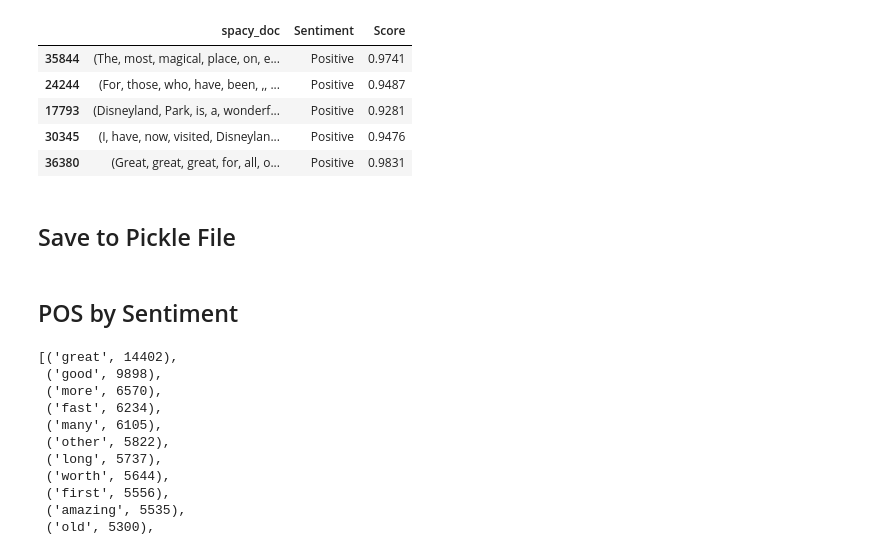
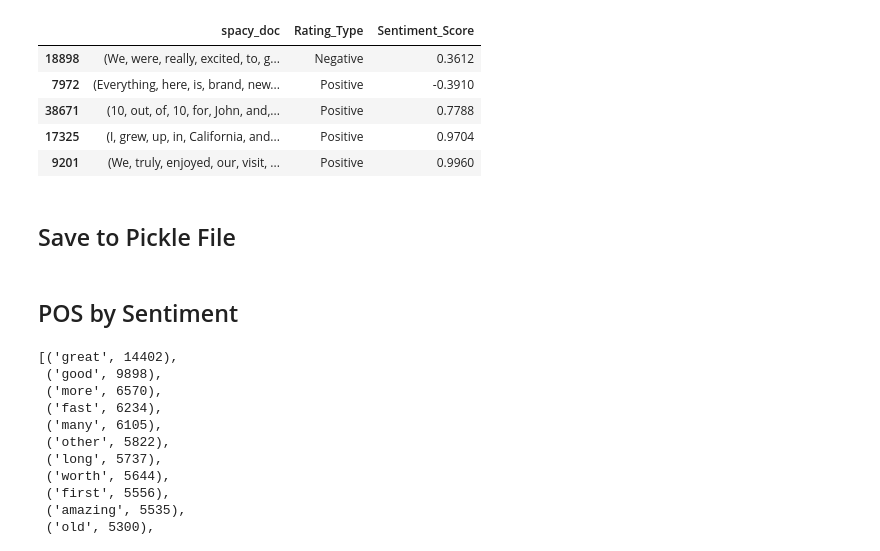
Before and after one commit to sandra-t-3282/Sentiment_Analysis_Disney_Parks_Reviews, a Jupyter notebook: NLP_spaCy_topic_modeling.ipynb, the cells around one changed output. Drawn from its saved outputs; the diff is of its cells as text; code cells hidden in the pictures.

```diff
--- a/NLP_spaCy_topic_modeling.ipynb
+++ b/NLP_spaCy_topic_modeling.ipynb
@@ -53,12 +77,12 @@ df.head(3)
 # %%
-df[['spacy_doc', 'Sentiment', 'Score']].sample(5)
+df[['spacy_doc', 'Rating_Type', 'Sentiment_Score']].sample(5)
 # %% [output]
-|  | spacy_doc | Sentiment | Score |
-| 35844 | (The, most, magical, place, on, e... | Positive | 0.9741 |
-| 24244 | (For, those, who, have, been, ,, ... | Positive | 0.9487 |
-| 17793 | (Disneyland, Park, is, a, wonderf... | Positive | 0.9281 |
-| 30345 | (I, have, now, visited, Disneylan... | Positive | 0.9476 |
-| 36380 | (Great, great, great, for, all, o... | Positive | 0.9831 |
+|  | spacy_doc | Rating_Type | Sentiment_Score |
+| 18898 | (We, were, really, excited, to, g... | Negative | 0.3612 |
+| 7972 | (Everything, here, is, brand, new... | Positive | -0.3910 |
+| 38671 | (10, out, of, 10, for, John, and,... | Positive | 0.7788 |
+| 17325 | (I, grew, up, in, California, and... | Positive | 0.9704 |
+| 9201 | (We, truly, enjoyed, our, visit, ... | Positive | 0.9960 |
 # %% [markdown]
 ## Save to Pickle File
 # %%
@@ -66,7 +91,7 @@ df.to_pickle('df_sentiment_score_spacy_doc_pkl')
 # %%
 # Read in the pickle file
 df = pd.read_pickle('df_sentiment_score_spacy_doc_pkl')
-# %% [markdown]
-## POS by Sentiment
+# %% [markdown]
+## POS by Sentiment
 # %%
 # Filter out the positive reviews
```
Also changed, not shown: parts of 75 cells of this notebook, 14 other files.
